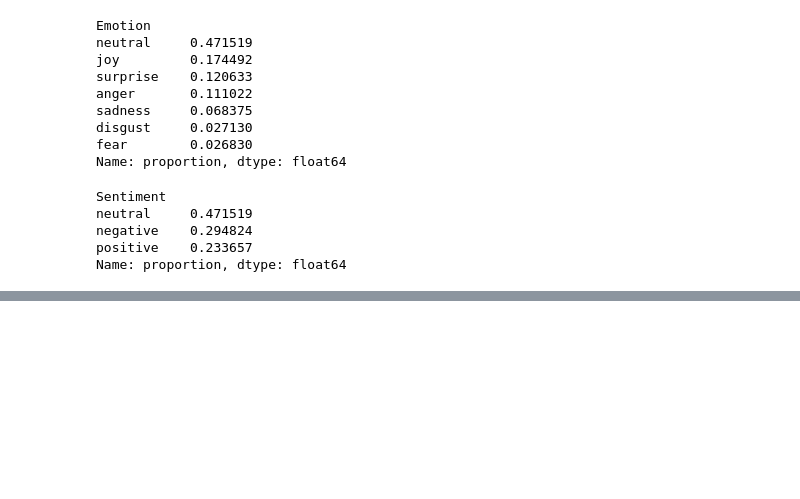
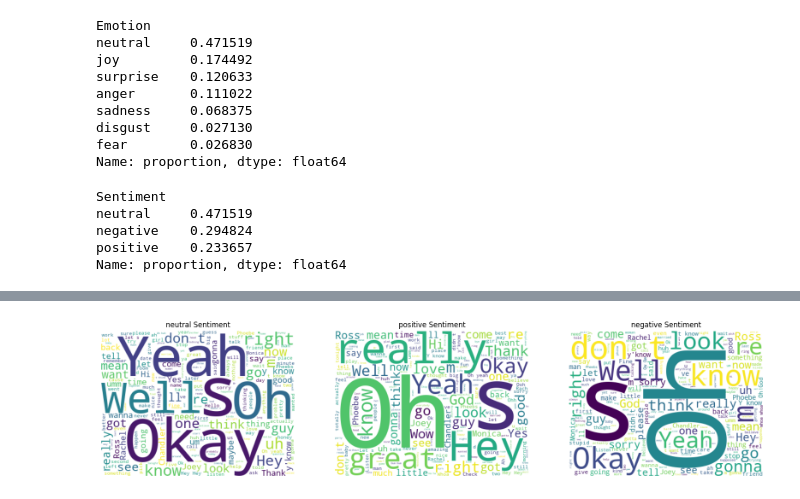
Before and after one commit to ItayOfer/nlp-with-audio, a Jupyter notebook: DescriptiveStatistics/descriptive_statistics.ipynb, the cells around one changed output, grey strips where cells are left out. Cells and saved outputs as stored; diff of their text form; code cells hidden in the pictures; blank space fills up the shorter version.

```diff
--- a/DescriptiveStatistics/descriptive_statistics.ipynb
+++ b/DescriptiveStatistics/descriptive_statistics.ipynb
@@ -34,3 +34,5 @@ neutral     0.471519
 negative    0.294824
 positive    0.233657
 Name: proportion, dtype: float64
+# %%
+train_df['word_count'] = train_df['Utterance'].apply(lambda x: len(x.split()))
@@ -36,0 +77,30 @@ Name: proportion, dtype: float64
+# %%
+from wordcloud import WordCloud
+import matplotlib.pyplot as plt
+# Function to generate and display word clouds
+def generate_word_clouds(df, column):
+    # Unique categories
+    categories = df[column].unique()
+
+    # Figure setup
+    plt.figure(figsize=(20, 10))
+
+    # Generate a word cloud for each category
+    for i, category in enumerate(categories, 1):
+        # Aggregate text for the current category
+        text = " ".join(df[df[column] == category]['Utterance'].tolist())
+
+        # Generate word cloud
+        wordcloud = WordCloud(width=400, height=300, background_color='white').generate(text)
+
+        # Plot
+        plt.subplot(1, len(categories), i)
+        plt.imshow(wordcloud, interpolation='bilinear')
+        plt.title(f'{category} {column}')
+        plt.axis('off')
+
+    plt.show()
+# %%
+generate_word_clouds(train_df, 'Sentiment')
+# %% [output]
+[figure, added]
```
Also changed, not shown: parts of 9 cells of this notebook.
